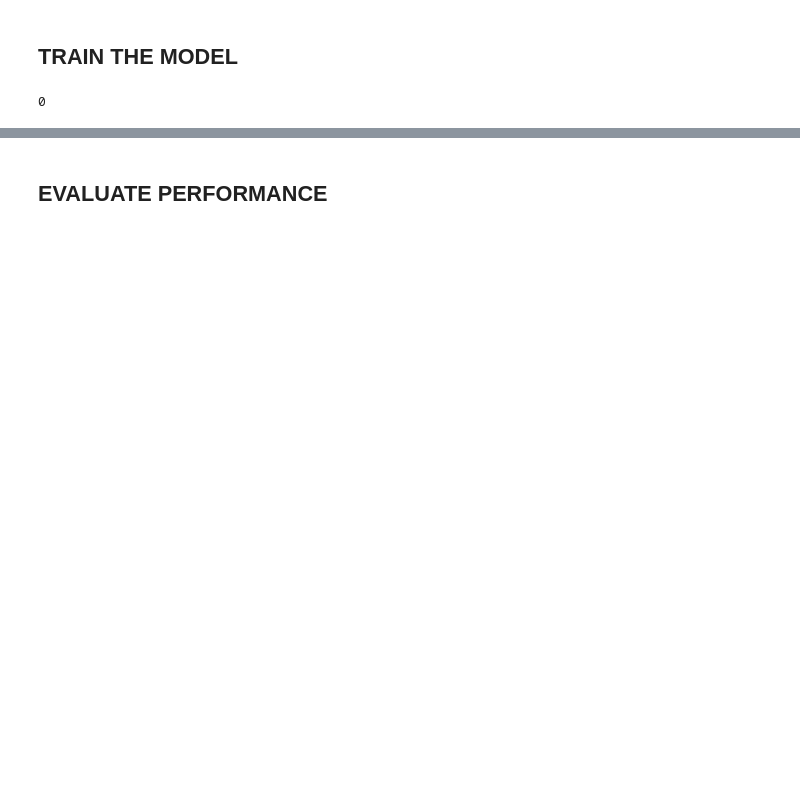
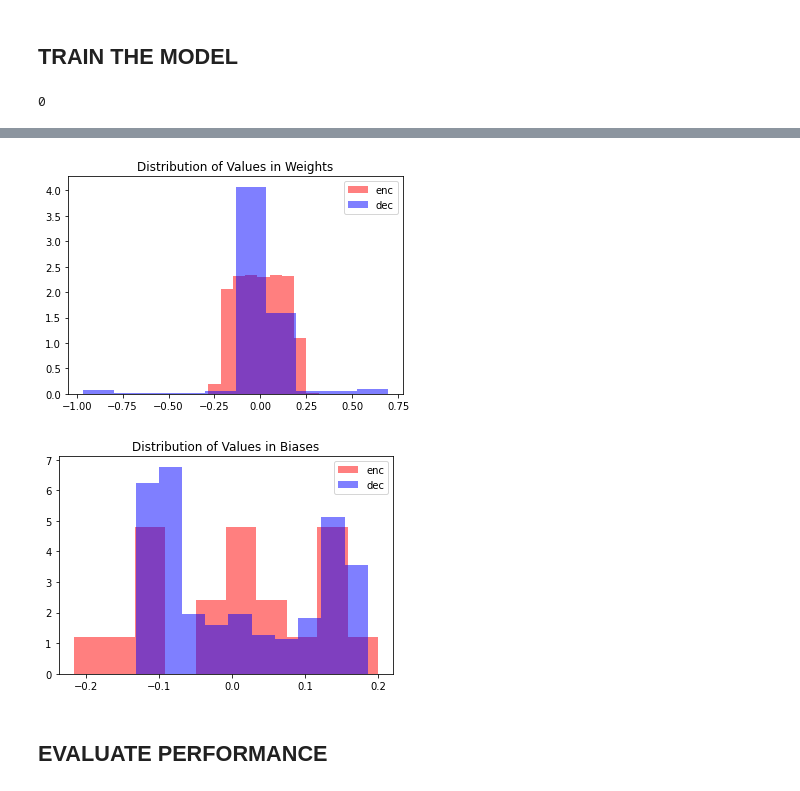
Before and after one commit to Oisin-M/GFN, a Jupyter notebook: Stokes/GFN.ipynb, the cells around one changed output, grey strips where cells are left out. Saved outputs shown, nothing was run; the diff lists cells and outputs as text; code cells hidden in the pictures; blank space fills up the shorter version.

```diff
--- a/Stokes/GFN.ipynb
+++ b/Stokes/GFN.ipynb
@@ -452,0 +522,33 @@ model.load_state_dict(torch.load(save_name))
+# %%
+weights = [model.GFN.We_m, model.GFN.be_m, model.GFN.Wd_m, model.GFN.bd_m]
+
+print("FLOAT32")
+for i in range(4):
+    param = weights[i]
+    grad = update_vals[i]
+    nearest_base2 = torch.frexp(param)[1]-1
+    smallest_val_to_add = np.finfo(np.float32).eps*0.5*torch.exp2(nearest_base2)
+    smallest_val_to_add[grad<0]=0
+    smallest_val_to_sub = np.finfo(np.float32).epsneg*0.5*torch.exp2(nearest_base2)
+    smallest_val_to_sub[grad>=0]=0
+    smallest_val = smallest_val_to_add + smallest_val_to_sub
+    no_updates = torch.abs(grad)<=smallest_val
+    no_update = no_updates.sum()
+    update = np.prod(param.shape)-no_update
+    print(f"{i} - no updates: {no_update} entries ({no_update/(no_update+update):.4f}%), updates: {update} entries ({update/(no_update+update):.4f}%)")
+
+print()
+print("FLOAT64")
+for i in range(4):
+    param = weights[i]
+    grad = update_vals[i]
+    nearest_base2 = torch.frexp(param)[1]-1
+    smallest_val_to_add = np.finfo(np.float64).eps*0.5*torch.exp2(nearest_base2)
+    smallest_val_to_add[grad<0]=0
+    smallest_val_to_sub = np.finfo(np.float64).epsneg*0.5*torch.exp2(nearest_base2)
+    smallest_val_to_sub[grad>=0]=0
+    smallest_val = smallest_val_to_add + smallest_val_to_sub
+    no_updates = torch.abs(grad)<=smallest_val
+    no_update = no_updates.sum()
+    update = np.prod(param.shape)-no_update
+    print(f"{i} - no updates: {no_update} entries ({no_update/(no_update+update):.4f}%), updates: {update} entries ({update/(no_update+update):.4f}%)")
@@ -453,2 +567,17 @@ model.load_state_dict(torch.load(save_name))
+# %%
+plt.hist(weights[0].detach().numpy().flatten(), alpha=0.5, color='r', density=True, label='enc')
+plt.hist(weights[2].detach().numpy().flatten(), alpha=0.5, color='b', density=True, label='dec')
+plt.title("Distribution of Values in Weights")
+plt.legend()
+plt.show()
+
+plt.hist(weights[1].detach().numpy().flatten(), alpha=0.5, color='r', density=True, label='enc')
+plt.hist(weights[3].detach().numpy().flatten(), alpha=0.5, color='b', density=True, label='dec')
+plt.title("Distribution of Values in Biases")
+plt.legend()
+plt.show()
+# %% [output]
+[figure, added]
+[figure, added]
 # %% [markdown]
 ## EVALUATE PERFORMANCE
```
Also changed, not shown: parts of 17 cells of this notebook, 1 other file.
